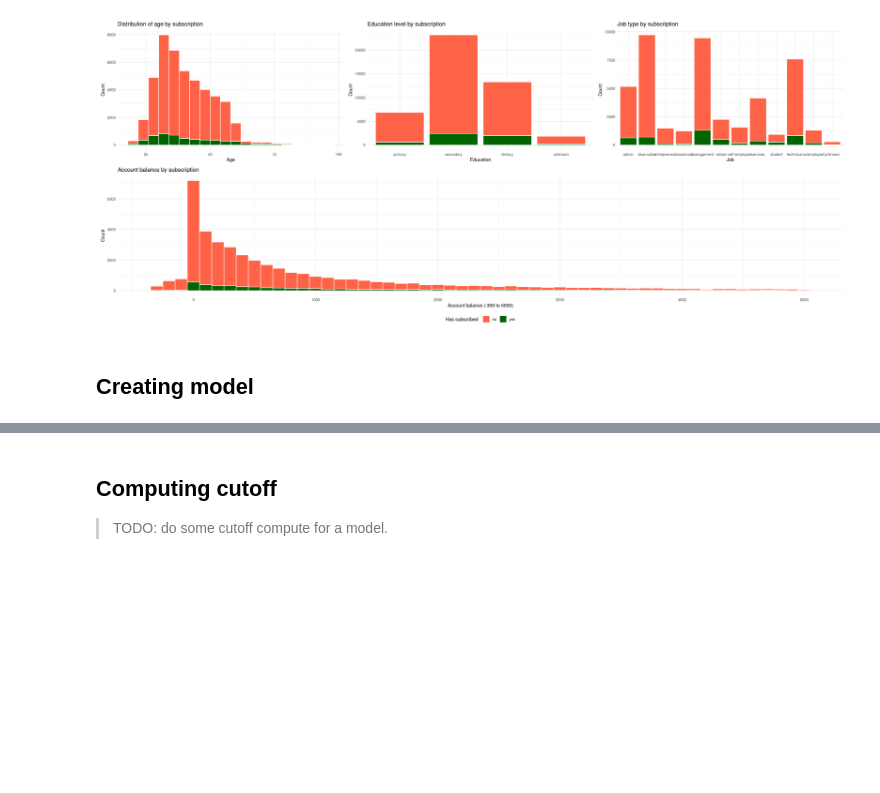
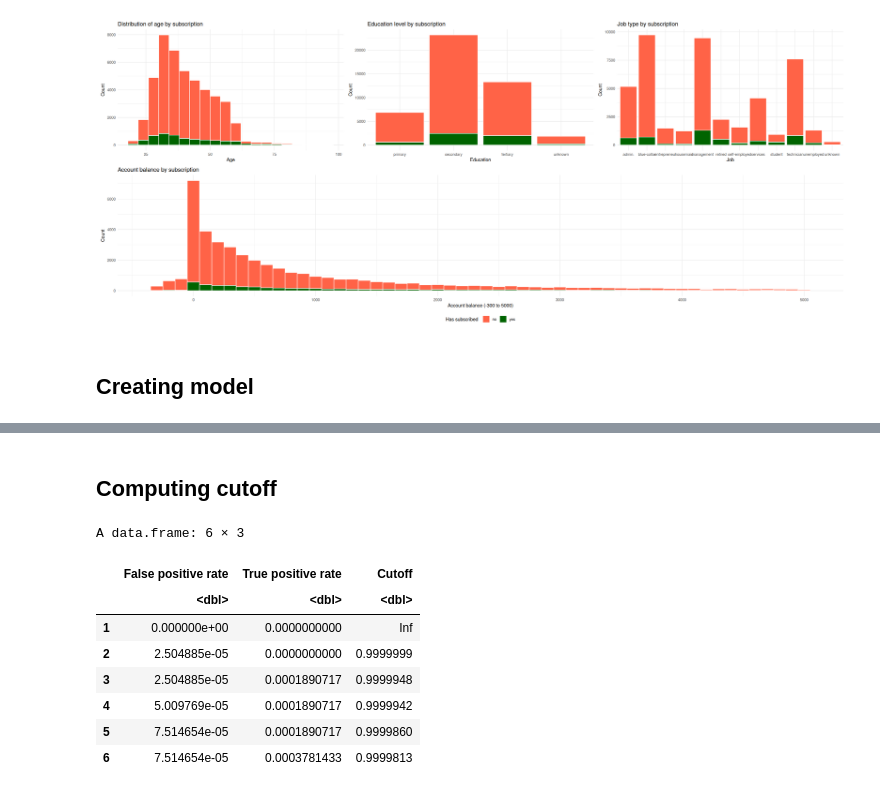
Before and after one commit to c-i-a-s-t-e-k/QAfMD, a Jupyter notebook: projekt/project.ipynb, the cells around one changed output, grey strips where cells are left out. Cells and saved outputs as stored; diff of their text form; code cells hidden in the pictures; blank space fills up the shorter version.

```diff
--- a/projekt/project.ipynb
+++ b/projekt/project.ipynb
@@ -106,4 +155,2 @@ options(repr.plot.width = 8 * 3, repr.plot.height = 5 * 2)
 # %% [markdown]
 ## Computing cutoff
-
-> TODO: do some cutoff compute for a model.
@@ -109,0 +159,19 @@ options(repr.plot.width = 8 * 3, repr.plot.height = 5 * 2)
+# %%
+S4_perf <- performance(pred, "tpr", "fpr")
+cutoff_df <- data.frame(
+   x = S4_perf@x.values,
+   y = S4_perf@y.values,
+   a = S4_perf@alpha.values
+   )
+colnames(cutoff_df) <- c(S4_perf@x.name, S4_perf@y.name, S4_perf@alpha.name)
+head(cutoff_df)
+# %% [output]
+A data.frame: 6 × 3
+|  | False positive rate | True positive rate | Cutoff |
+|  | <dbl> | <dbl> | <dbl> |
+| 1 | 0.000000e+00 | 0.0000000000 | Inf |
+| 2 | 2.504885e-05 | 0.0000000000 | 0.9999999 |
+| 3 | 2.504885e-05 | 0.0001890717 | 0.9999948 |
+| 4 | 5.009769e-05 | 0.0001890717 | 0.9999942 |
+| 5 | 7.514654e-05 | 0.0001890717 | 0.9999860 |
+| 6 | 7.514654e-05 | 0.0003781433 | 0.9999813 |
```
Also changed, not shown: parts of 13 cells of this notebook, 2 other files.
